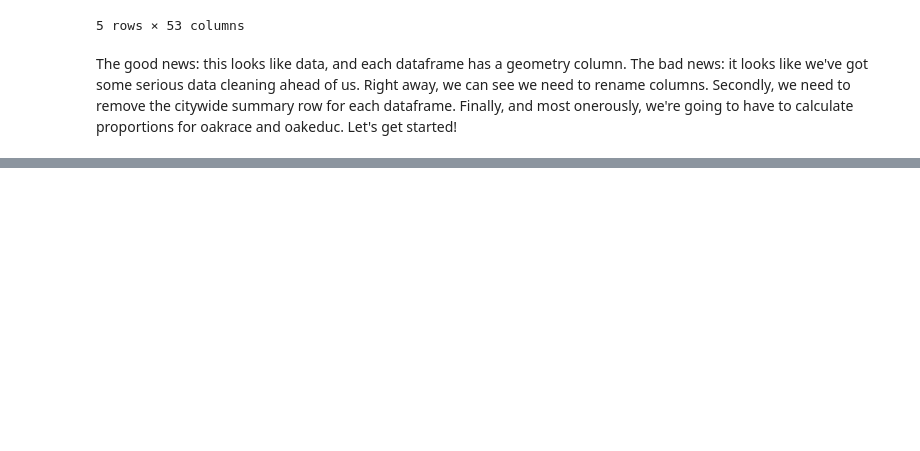
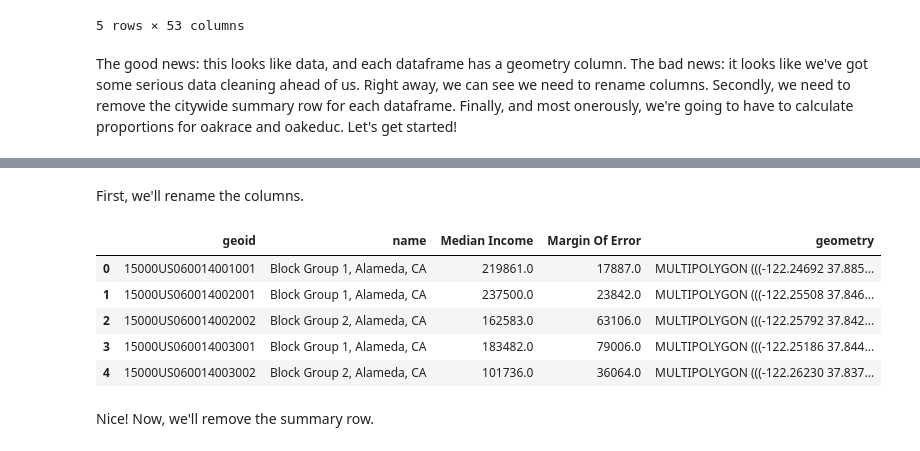
Before and after one commit to michaelrosen3/up206-michaelandelliott, a Jupyter notebook: Group Assignments/midterm.ipynb, the cells around one changed output, grey strips where cells are left out. Cells and saved outputs as stored; diff of their text form; code cells hidden in the pictures; blank space fills up the shorter version.

```diff
--- a/Group Assignments/midterm.ipynb
+++ b/Group Assignments/midterm.ipynb
@@ -75,0 +87,19 @@ The good news: this looks like data, and each dataframe has a geometry column. T
+# %% [markdown]
+First, we'll rename the columns.
+# %%
+oakincome.columns = ['geoid',
+                   'name',
+                   'Median Income',
+                   'Margin Of Error',
+                   'geometry']
+# %%
+oakincome.head()
+# %% [output]
+|  | geoid | name | Median Income | Margin Of Error | geometry |
+| 0 | 15000US060014001001 | Block Group 1, Alameda, CA | 219861.0 | 17887.0 | MULTIPOLYGON (((-122.24692 37.885... |
+| 1 | 15000US060014002001 | Block Group 1, Alameda, CA | 237500.0 | 23842.0 | MULTIPOLYGON (((-122.25508 37.846... |
+| 2 | 15000US060014002002 | Block Group 2, Alameda, CA | 162583.0 | 63106.0 | MULTIPOLYGON (((-122.25792 37.842... |
+| 3 | 15000US060014003001 | Block Group 1, Alameda, CA | 183482.0 | 79006.0 | MULTIPOLYGON (((-122.25186 37.844... |
+| 4 | 15000US060014003002 | Block Group 2, Alameda, CA | 101736.0 | 36064.0 | MULTIPOLYGON (((-122.26230 37.837... |
+# %% [markdown]
+Nice! Now, we'll remove the summary row.
```
Also changed, not shown: parts of 19 cells of this notebook.
